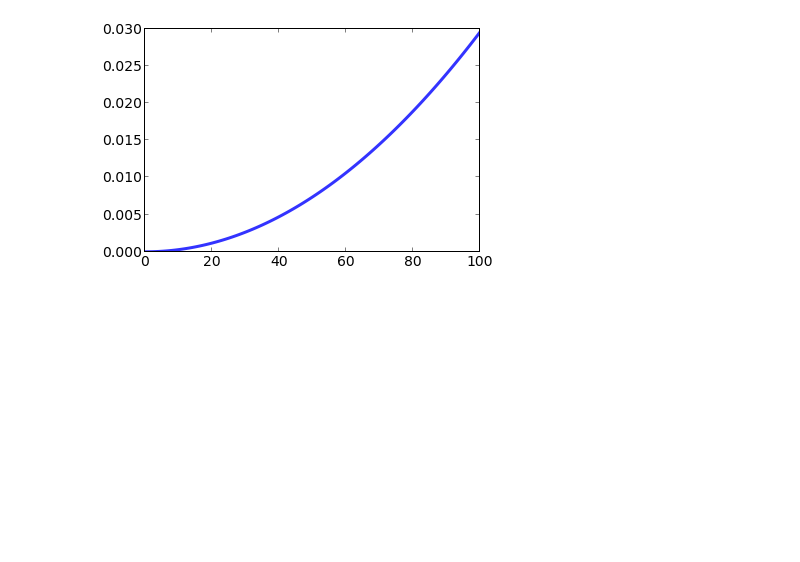
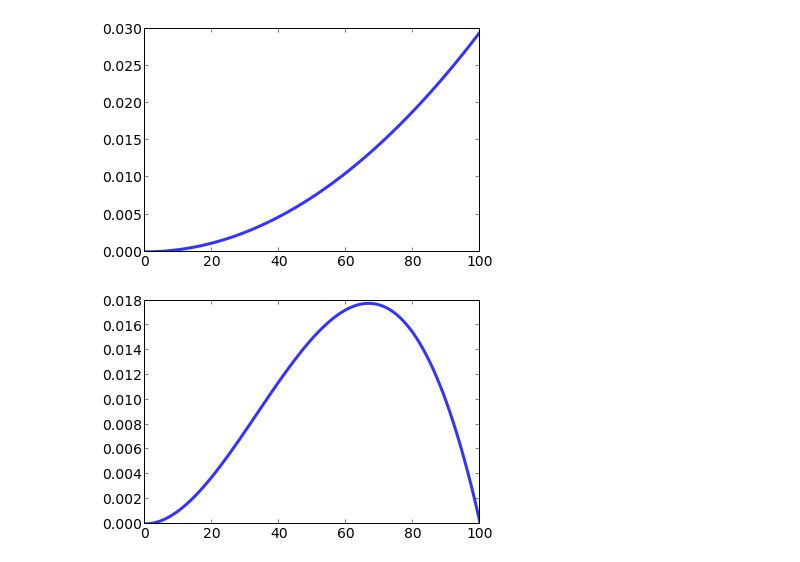
Before and after one commit to fperez/bayestut, a Jupyter notebook: Bayes-1.ipynb, the cells around one changed output. Cells and saved outputs as stored; diff of their text form; code cells hidden in the pictures; blank space fills up the shorter version.

```diff
--- a/Bayes-1.ipynb
+++ b/Bayes-1.ipynb
@@ -210,3 +210,8 @@ suite.Update('H')
 myplot.Pmf(suite)
 # %% [output]
 [figure]
+# %%
+suite.Update('T')
+myplot.Pmf(suite)
+# %% [output]
+[figure, added]
```
Also changed, not shown: parts of 2 cells of this notebook.
